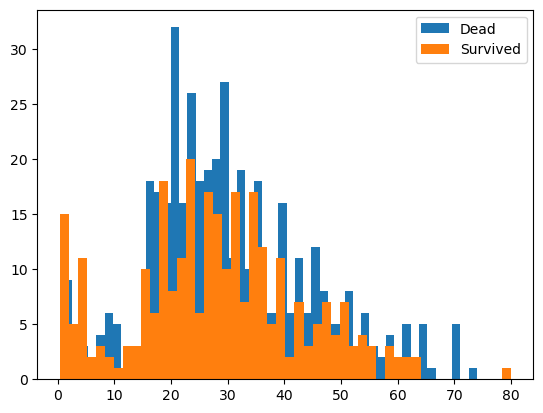
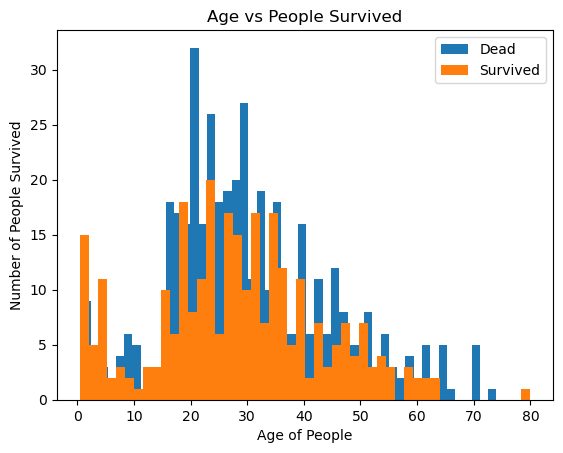
Unified diff of the notebook cell whose output changed from the first chart to the second:
--- before
+++ after
@@ -1,5 +1,7 @@
 plt.hist(deadData["Age"], bins = 50, label = "Dead")
 plt.hist(surviveData["Age"], bins = 50, label = "Survived")
-
+plt.xlabel("Age of People")
+plt.ylabel("Number of People Survived")
+plt.title("Age vs People Survived")
 plt.legend()
 plt.show

Commit: Changes